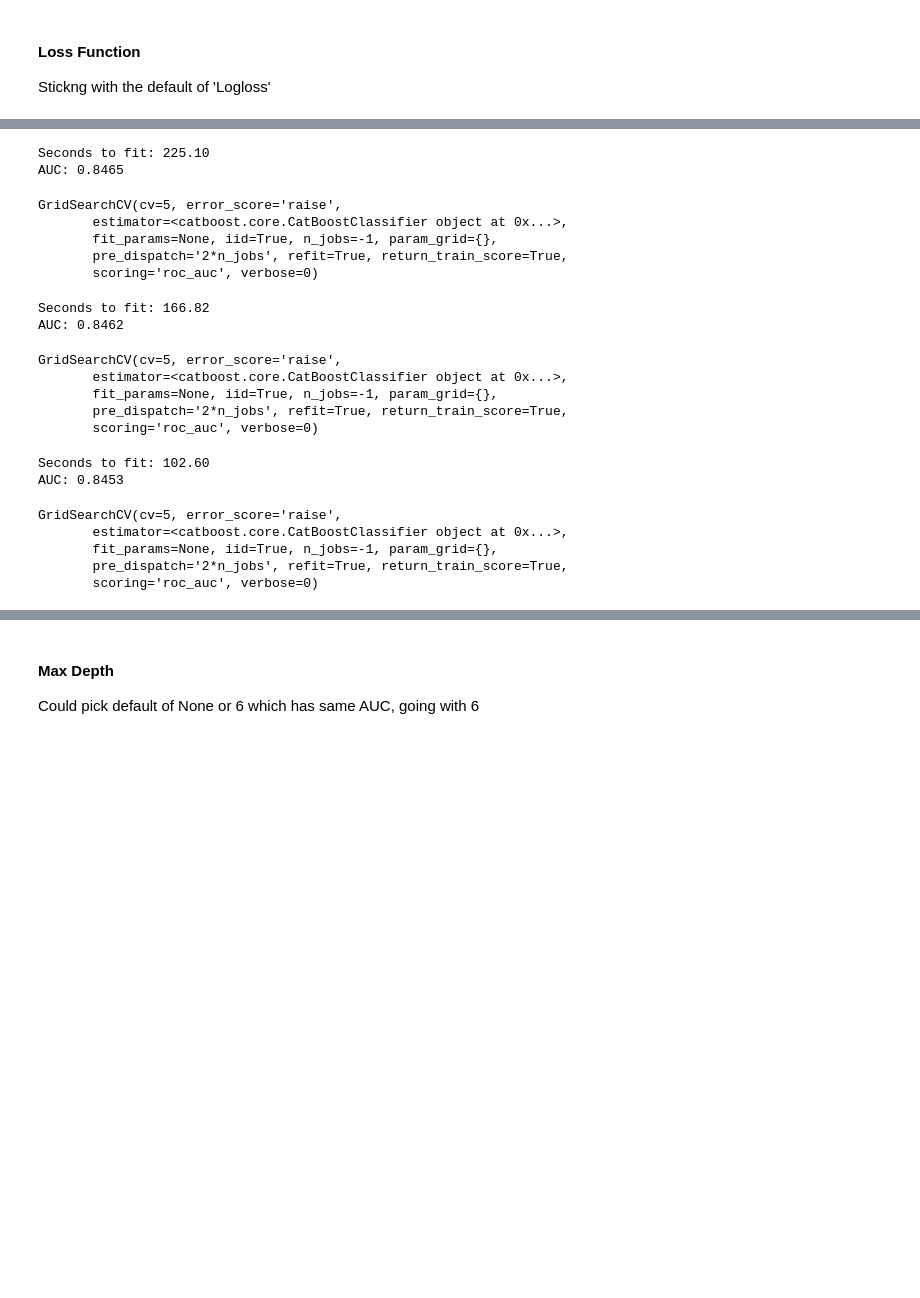
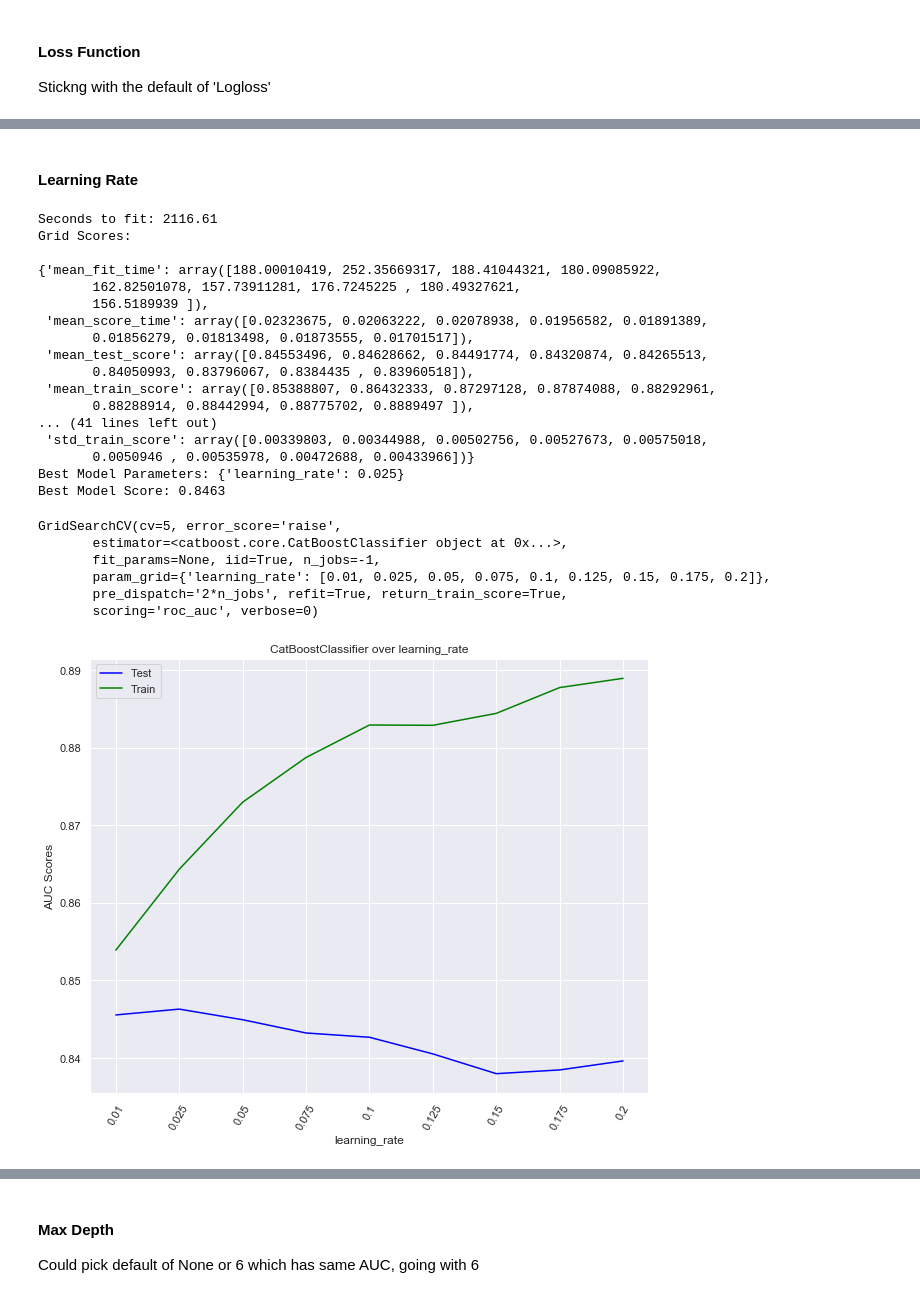
Before and after one commit to blairdev1023/telco_churn, a Jupyter notebook: src/Modeling_CatBoost.ipynb, the cells around one changed output, grey strips where cells are left out. Drawn from its saved outputs; the diff is of its cells as text; code cells hidden in the pictures; blank space fills up the shorter version.

```diff
--- a/src/Modeling_CatBoost.ipynb
+++ b/src/Modeling_CatBoost.ipynb
@@ -262,54 +259,38 @@ GridSearchCV(cv=5, error_score='raise',
+# %% [markdown]
+#### Learning Rate
 # %%
 model = CatBoostClassifier(
     random_state=42,
     cat_features=cat_cols,
     verbose=False,
-    n_estimators=750,
-    learning_rate=baseline_lr*(4/3)
+    n_estimators=700
 )
 
-grid_classifier(model, train_x, train_y, verbose=False)
+parameters = {'learning_rate': [0.01, 0.025, 0.05, 0.075, 0.1, 0.125, 0.15, 0.175, 0.2]}
+
+grid_classifier(model, train_x, train_y, parameters)
 # %% [output]
-Seconds to fit: 225.10
-AUC: 0.8465
+Seconds to fit: 2116.61
+Grid Scores:
+
+{'mean_fit_time': array([188.00010419, 252.35669317, 188.41044321, 180.09085922,
+       162.82501078, 157.73911281, 176.7245225 , 180.49327621,
+       156.5189939 ]),
+ 'mean_score_time': array([0.02323675, 0.02063222, 0.02078938, 0.01956582, 0.01891389,
+       0.01856279, 0.01813498, 0.01873555, 0.01701517]),
+ 'mean_test_score': array([0.84553496, 0.84628662, 0.84491774, 0.84320874, 0.84265513,
+       0.84050993, 0.83796067, 0.8384435 , 0.83960518]),
+ 'mean_train_score': array([0.85388807, 0.86432333, 0.87297128, 0.87874088, 0.88292961,
+       0.88288914, 0.88442994, 0.88775702, 0.8889497 ]),
+... (41 lines left out)
+ 'std_train_score': array([0.00339803, 0.00344988, 0.00502756, 0.00527673, 0.00575018,
+       0.0050946 , 0.00535978, 0.00472688, 0.00433966])}
+Best Model Parameters: {'learning_rate': 0.025}
+Best Model Score: 0.8463
 GridSearchCV(cv=5, error_score='raise',
        estimator=<catboost.core.CatBoostClassifier object at 0x...>,
-       fit_params=None, iid=True, n_jobs=-1, param_grid={},
+       fit_params=None, iid=True, n_jobs=-1,
+       param_grid={'learning_rate': [0.01, 0.025, 0.05, 0.075, 0.1, 0.125, 0.15, 0.175, 0.2]},
        pre_dispatch='2*n_jobs', refit=True, return_train_score=True,
        scoring='roc_auc', verbose=0)
+[figure, added]
-# %%
-model = CatBoostClassifier(
-    random_state=42,
-    cat_features=cat_cols,
-    verbose=False,
-    n_estimators=500,
-    learning_rate=baseline_lr*2
-)
-
-grid_classifier(model, train_x, train_y, verbose=False)
-# %% [output]
-Seconds to fit: 166.82
-AUC: 0.8462
-GridSearchCV(cv=5, error_score='raise',
-       estimator=<catboost.core.CatBoostClassifier object at 0x...>,
-       fit_params=None, iid=True, n_jobs=-1, param_grid={},
-       pre_dispatch='2*n_jobs', refit=True, return_train_score=True,
-       scoring='roc_auc', verbose=0)
-# %%
-model = CatBoostClassifier(
-    random_state=42,
-    cat_features=cat_cols,
-    verbose=False,
-    n_estimators=333,
-    learning_rate=baseline_lr*3
-)
-
-grid_classifier(model, train_x, train_y, verbose=False)
-# %% [output]
-Seconds to fit: 102.60
-AUC: 0.8453
-GridSearchCV(cv=5, error_score='raise',
-       estimator=<catboost.core.CatBoostClassifier object at 0x...>,
-       fit_params=None, iid=True, n_jobs=-1, param_grid={},
-       pre_dispatch='2*n_jobs', refit=True, return_train_score=True,
-       scoring='roc_auc', verbose=0)
```
Also changed, not shown: parts of 28 cells of this notebook.
